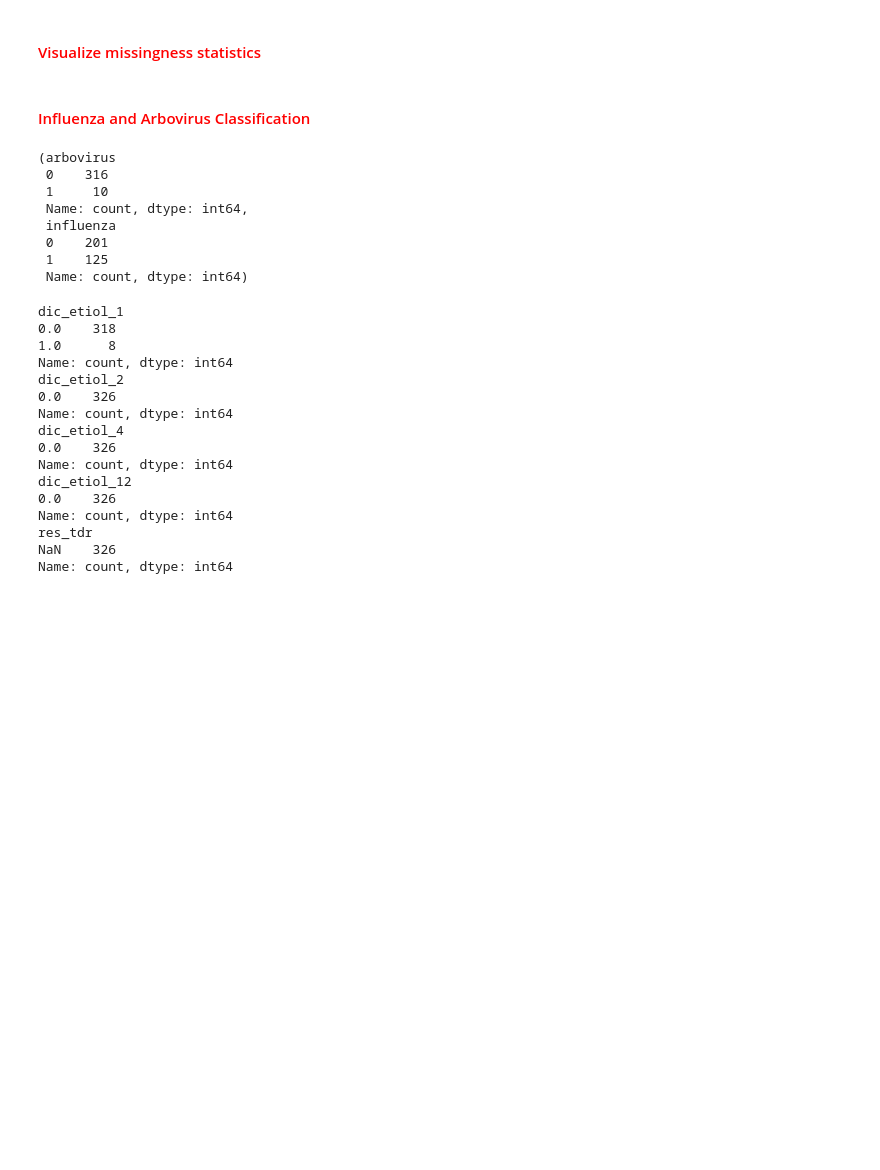
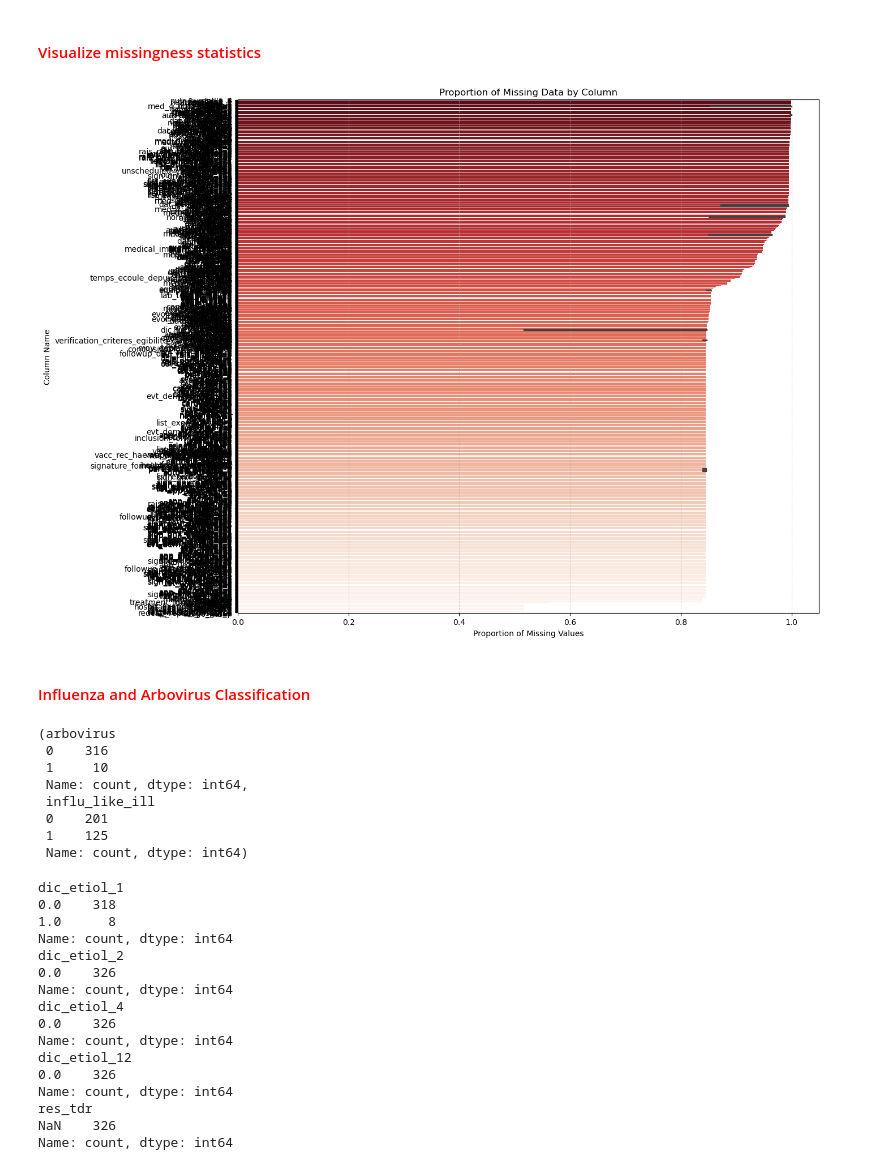
Before and after one commit to khemessendour/Fissa-Dashbord, a Jupyter notebook: alerrt_fissa/notebooks/fissa_gambia_data_cleaning.ipynb, the cells around one changed output. Cells and saved outputs as stored; diff of their text form; code cells hidden in the pictures; blank space fills up the shorter version.

```diff
--- a/alerrt_fissa/notebooks/fissa_gambia_data_cleaning.ipynb
+++ b/alerrt_fissa/notebooks/fissa_gambia_data_cleaning.ipynb
@@ -238,35 +222,37 @@ display(missing_df)
 
 #### <span style="color: red;">Visualize missingness statistics</span>
 # %%
-# # Calculate missing values and proportions
-# missing_values = df.isnull().sum()
-# missing_proportions = missing_values / len(df)
+# Calculate missing values and proportions
+missing_values = df.isnull().sum()
+missing_proportions = missing_values / len(df)
 
-# # Combine into a single DataFrame
-# missing_df = pd.concat([missing_values, missing_proportions], axis=1)
-# missing_df.columns = ['Missing Count', 'Missing Proportion']
-# missing_df = missing_df.sort_values('Missing Proportion', ascending=False)
+# Combine into a single DataFrame
+missing_df = pd.concat([missing_values, missing_proportions], axis=1)
+missing_df.columns = ['Missing Count', 'Missing Proportion']
+missing_df = missing_df.sort_values('Missing Proportion', ascending=False)
 
-# # Filter to only show columns with missing values
-# missing_df = missing_df[missing_df['Missing Count'] > 0]
+# Filter to only show columns with missing values
+missing_df = missing_df[missing_df['Missing Count'] > 0]
 
-# # Plot
-# plt.figure(figsize=(14, 10))
-# sns.barplot(
-#     data=missing_df.reset_index(),
-#     y='index',
-#     x='Missing Proportion',
-#     hue='index',
-#     palette='Reds_r',
-#     dodge=False,
-#     legend=False
-# )
-# plt.xlabel('Proportion of Missing Values')
-# plt.ylabel('Column Name')
-# plt.title('Proportion of Missing Data by Column')
-# plt.tight_layout()
-# plt.grid(axis='x', linestyle='--', alpha=0.5)
-# plt.show()
+# Plot
+plt.figure(figsize=(14, 10))
+sns.barplot(
+    data=missing_df.reset_index(),
+    y='index',
+    x='Missing Proportion',
+    hue='index',
+    palette='Reds_r',
+    dodge=False,
+    legend=False
+)
+plt.xlabel('Proportion of Missing Values')
+plt.ylabel('Column Name')
+plt.title('Proportion of Missing Data by Column')
+plt.tight_layout()
+plt.grid(axis='x', linestyle='--', alpha=0.5)
+plt.show()
+# %% [output]
+[figure, added]
 # %% [markdown]
 
 #### <span style="color: red;">Influenza and Arbovirus Classification</span>
@@ -280,7 +266,7 @@ df = df.dropna(subset=['dur_sympt'])
 # -------------------------------
 # Influenza-like illness
 # -------------------------------
-df['influenza'] = (
+df['influ_like_ill'] = (
     ((df['thorax_1'] == 1) |  # thorax_1 = cough
      (df['orl_6'] == 1)) &    # orl_6 = sore throat (dysphagia)
     (df['dur_sympt'] <= 10)   # dur_sympt = duration of symptoms (days)
@@ -312,13 +298,13 @@ df['arbovirus'] = (
     (symptom_count >= 2)
 ).astype(int)
 
-df['arbovirus'].value_counts(), df['influenza'].value_counts()
+df['arbovirus'].value_counts(), df['influ_like_ill'].value_counts()
 # %% [output]
 (arbovirus
  0    316
  1     10
  Name: count, dtype: int64,
- influenza
+ influ_like_ill
  0    201
  1    125
  Name: count, dtype: int64)
```
Also changed, not shown: parts of 12 cells of this notebook, 7 other files.
